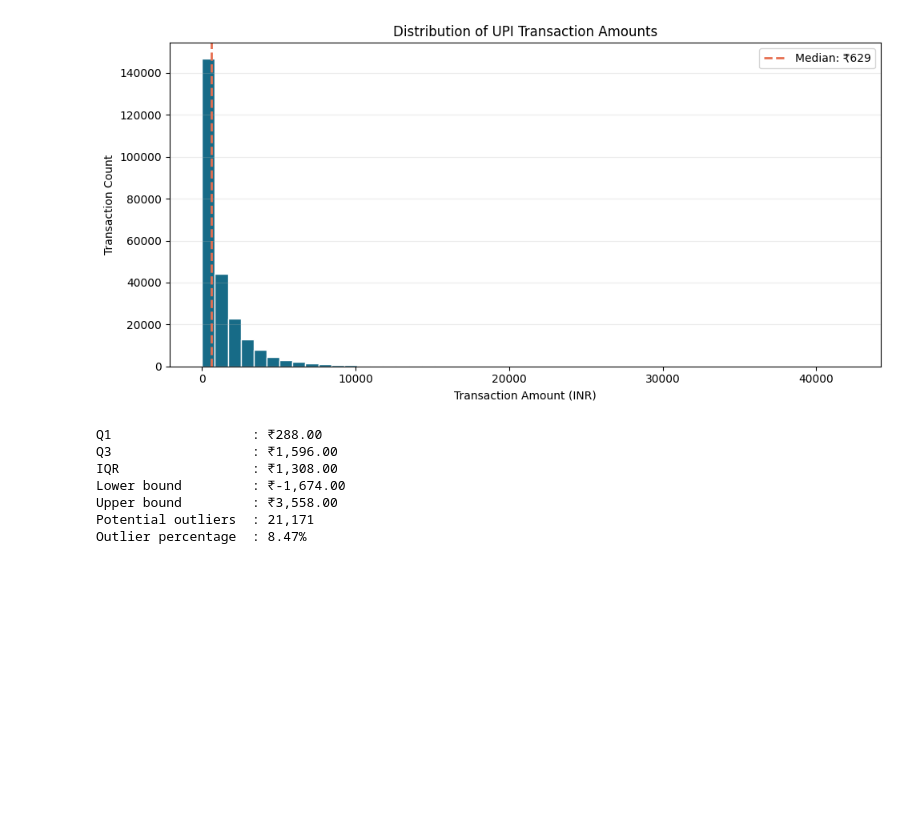
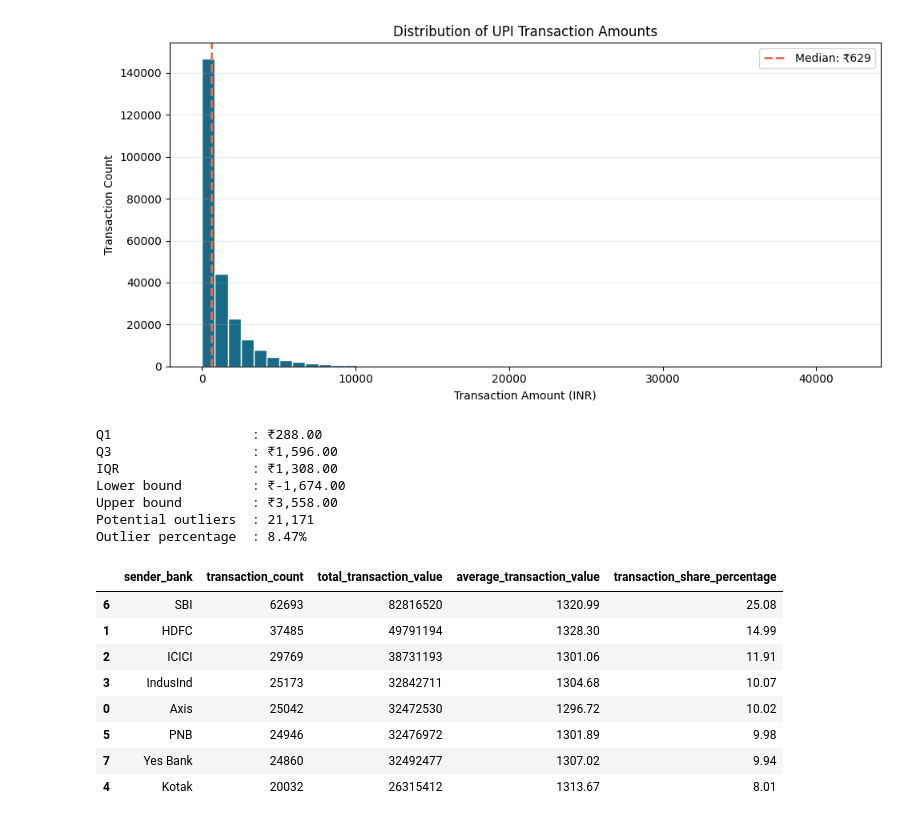
Before and after one commit to KaviyaVelmurugan/upi-transaction-intelligence-platform, a Jupyter notebook: notebooks/02_eda.ipynb, the cells around one changed output. Saved outputs shown, nothing was run; the diff lists cells and outputs as text; code cells hidden in the pictures; blank space fills up the shorter version.

```diff
--- a/notebooks/02_eda.ipynb
+++ b/notebooks/02_eda.ipynb
@@ -436,0 +447,39 @@ Outlier percentage  : 8.47%
+# %%
+## Analysis table
+sender_bank_summary = (
+    df.groupby("sender_bank")
+    .agg(
+        transaction_count=("transaction_id", "count"),
+        total_transaction_value=("amount_inr", "sum"),
+        average_transaction_value=("amount_inr", "mean")
+    )
+    .reset_index()
+)
+
+sender_bank_summary["transaction_share_percentage"] = (
+    sender_bank_summary["transaction_count"]
+    .div(sender_bank_summary["transaction_count"].sum())
+    .mul(100)
+    .round(2)
+)
+
+sender_bank_summary["average_transaction_value"] = (
+    sender_bank_summary["average_transaction_value"].round(2)
+)
+
+sender_bank_summary = sender_bank_summary.sort_values(
+    "transaction_count",
+    ascending=False
+)
+
+sender_bank_summary
+# %% [output]
+|  | sender_bank | transaction_count | total_transaction_value | average_transaction_value | transaction_share_percentage |
+| 6 | SBI | 62693 | 82816520 | 1320.99 | 25.08 |
+| 1 | HDFC | 37485 | 49791194 | 1328.30 | 14.99 |
+| 2 | ICICI | 29769 | 38731193 | 1301.06 | 11.91 |
+| 3 | IndusInd | 25173 | 32842711 | 1304.68 | 10.07 |
+| 0 | Axis | 25042 | 32472530 | 1296.72 | 10.02 |
+| 5 | PNB | 24946 | 32476972 | 1301.89 | 9.98 |
+| 7 | Yes Bank | 24860 | 32492477 | 1307.02 | 9.94 |
+| 4 | Kotak | 20032 | 26315412 | 1313.67 | 8.01 |
```
Also changed, not shown: parts of 2 cells of this notebook, 1 other file.
